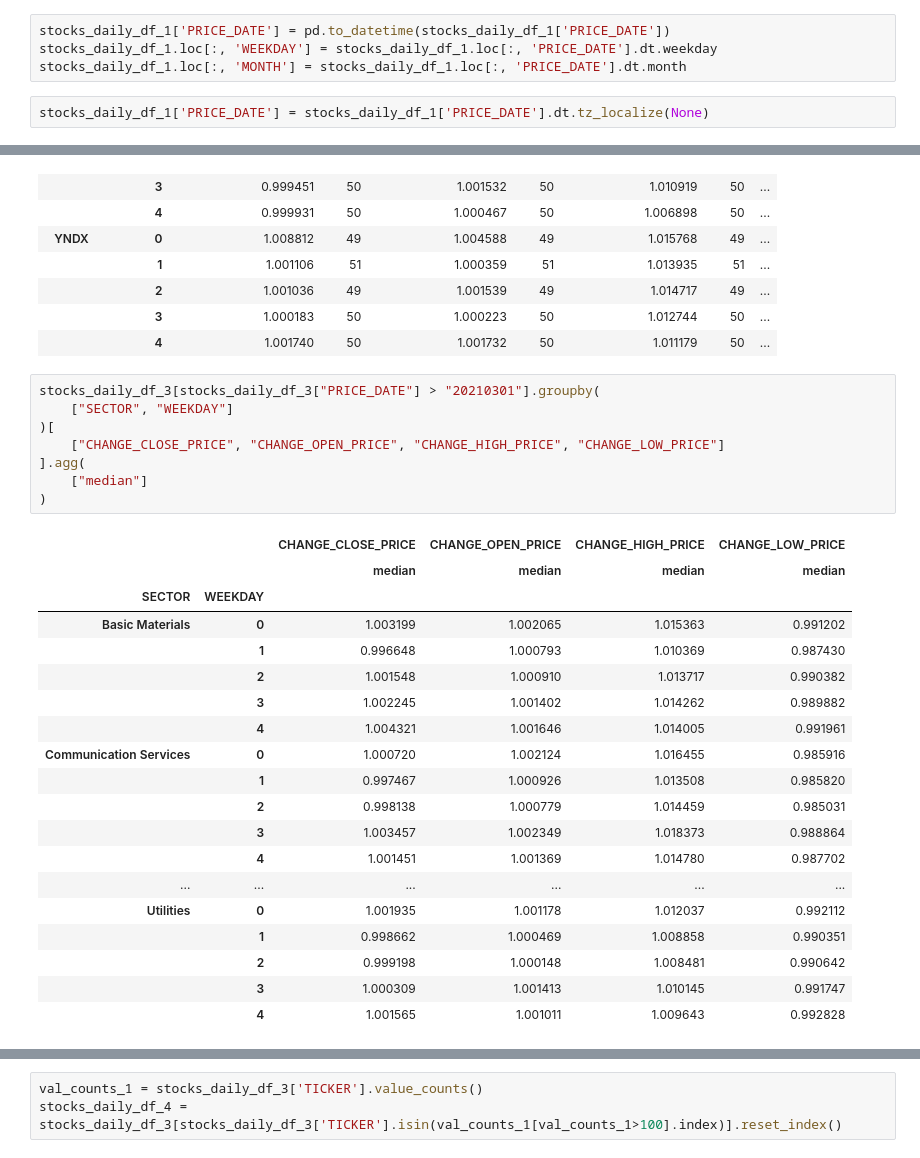
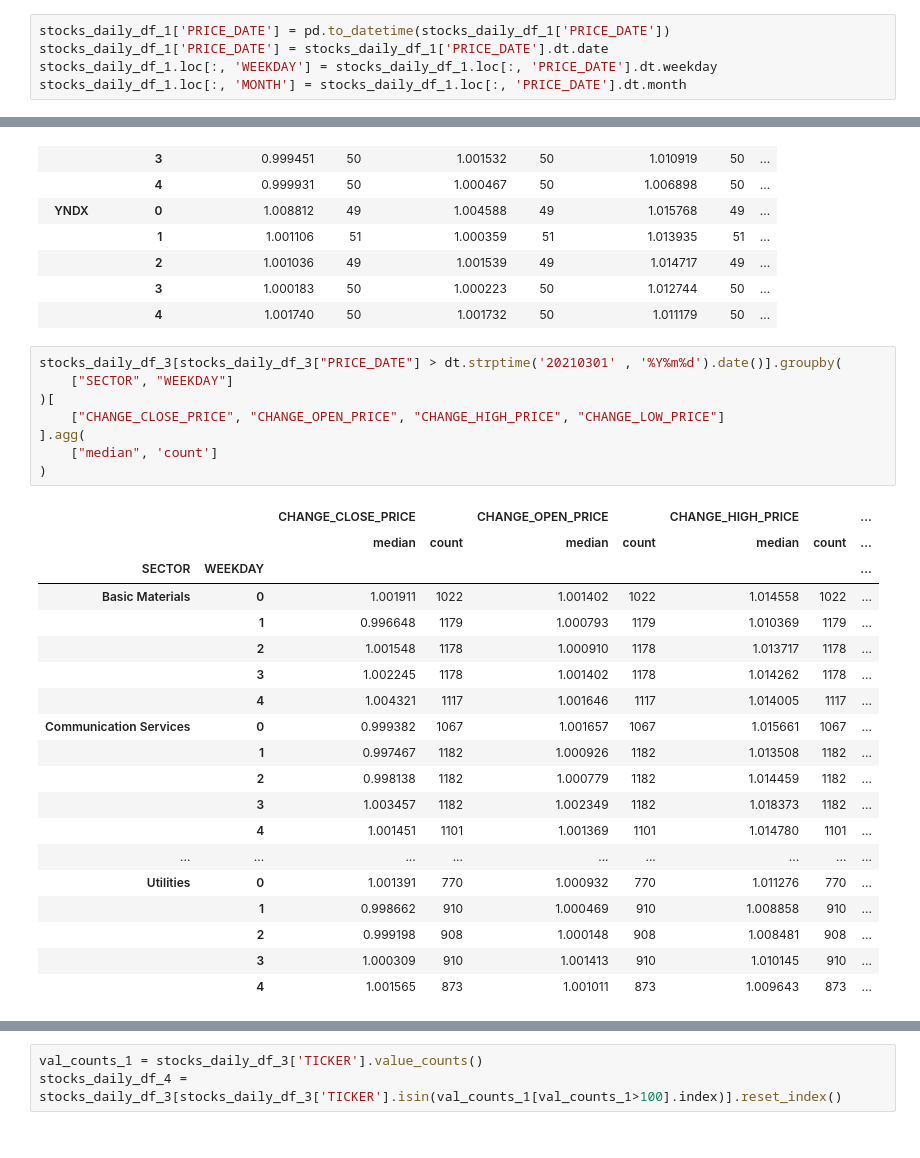
Before and after one commit to Mioumimia/stocks_pet_project, a Jupyter notebook: Part2_data_analyse.ipynb, the cells around one changed output, grey strips where cells are left out. Drawn from its saved outputs; the diff is of its cells as text.

```diff
--- a/Part2_data_analyse.ipynb
+++ b/Part2_data_analyse.ipynb
@@ -49,7 +51,6 @@ query = ''' SELECT * FROM stocks_yahoo '''
 stocks_yahoo_df_1 = pd.read_sql(sql=query, con=conn)
 # %%
 stocks_daily_df_1['PRICE_DATE'] = pd.to_datetime(stocks_daily_df_1['PRICE_DATE'])
+stocks_daily_df_1['PRICE_DATE'] = stocks_daily_df_1['PRICE_DATE'].dt.date
 stocks_daily_df_1.loc[:, 'WEEKDAY'] = stocks_daily_df_1.loc[:, 'PRICE_DATE'].dt.weekday
 stocks_daily_df_1.loc[:, 'MONTH'] = stocks_daily_df_1.loc[:, 'PRICE_DATE'].dt.month
-# %%
-stocks_daily_df_1['PRICE_DATE'] = stocks_daily_df_1['PRICE_DATE'].dt.tz_localize(None)
@@ -151,30 +192,30 @@ df_1.groupby(["TICKER", "WEEKDAY"])[
 |  | 3 | 1.000183 | 50 | 1.000223 | 50 | 1.012744 | 50 | ... |
 |  | 4 | 1.001740 | 50 | 1.001732 | 50 | 1.011179 | 50 | ... |
 # %%
-stocks_daily_df_3[stocks_daily_df_3["PRICE_DATE"] > "20210301"].groupby(
+stocks_daily_df_3[stocks_daily_df_3["PRICE_DATE"] > dt.strptime('20210301' , '%Y%m%d').date()].groupby(
     ["SECTOR", "WEEKDAY"]
 )[
     ["CHANGE_CLOSE_PRICE", "CHANGE_OPEN_PRICE", "CHANGE_HIGH_PRICE", "CHANGE_LOW_PRICE"]
 ].agg(
-    ["median"]
+    ["median", 'count']
 )
 # %% [output]
-|  |  | CHANGE_CLOSE_PRICE | CHANGE_OPEN_PRICE | CHANGE_HIGH_PRICE | CHANGE_LOW_PRICE |
-|  |  | median | median | median | median |
-| SECTOR | WEEKDAY |  |  |  |  |
-| Basic Materials | 0 | 1.003199 | 1.002065 | 1.015363 | 0.991202 |
-|  | 1 | 0.996648 | 1.000793 | 1.010369 | 0.987430 |
-|  | 2 | 1.001548 | 1.000910 | 1.013717 | 0.990382 |
-|  | 3 | 1.002245 | 1.001402 | 1.014262 | 0.989882 |
-|  | 4 | 1.004321 | 1.001646 | 1.014005 | 0.991961 |
-| Communication Services | 0 | 1.000720 | 1.002124 | 1.016455 | 0.985916 |
-|  | 1 | 0.997467 | 1.000926 | 1.013508 | 0.985820 |
-|  | 2 | 0.998138 | 1.000779 | 1.014459 | 0.985031 |
-|  | 3 | 1.003457 | 1.002349 | 1.018373 | 0.988864 |
-|  | 4 | 1.001451 | 1.001369 | 1.014780 | 0.987702 |
-| ... | ... | ... | ... | ... | ... |
-| Utilities | 0 | 1.001935 | 1.001178 | 1.012037 | 0.992112 |
-|  | 1 | 0.998662 | 1.000469 | 1.008858 | 0.990351 |
-|  | 2 | 0.999198 | 1.000148 | 1.008481 | 0.990642 |
-|  | 3 | 1.000309 | 1.001413 | 1.010145 | 0.991747 |
-|  | 4 | 1.001565 | 1.001011 | 1.009643 | 0.992828 |
+|  |  | CHANGE_CLOSE_PRICE |  | CHANGE_OPEN_PRICE |  | CHANGE_HIGH_PRICE |  | ... |
+|  |  | median | count | median | count | median | count | ... |
+| SECTOR | WEEKDAY |  |  |  |  |  |  | ... |
+| Basic Materials | 0 | 1.001911 | 1022 | 1.001402 | 1022 | 1.014558 | 1022 | ... |
+|  | 1 | 0.996648 | 1179 | 1.000793 | 1179 | 1.010369 | 1179 | ... |
+|  | 2 | 1.001548 | 1178 | 1.000910 | 1178 | 1.013717 | 1178 | ... |
+|  | 3 | 1.002245 | 1178 | 1.001402 | 1178 | 1.014262 | 1178 | ... |
+|  | 4 | 1.004321 | 1117 | 1.001646 | 1117 | 1.014005 | 1117 | ... |
+| Communication Services | 0 | 0.999382 | 1067 | 1.001657 | 1067 | 1.015661 | 1067 | ... |
+|  | 1 | 0.997467 | 1182 | 1.000926 | 1182 | 1.013508 | 1182 | ... |
+|  | 2 | 0.998138 | 1182 | 1.000779 | 1182 | 1.014459 | 1182 | ... |
+|  | 3 | 1.003457 | 1182 | 1.002349 | 1182 | 1.018373 | 1182 | ... |
+|  | 4 | 1.001451 | 1101 | 1.001369 | 1101 | 1.014780 | 1101 | ... |
+| ... | ... | ... | ... | ... | ... | ... | ... | ... |
+| Utilities | 0 | 1.001391 | 770 | 1.000932 | 770 | 1.011276 | 770 | ... |
+|  | 1 | 0.998662 | 910 | 1.000469 | 910 | 1.008858 | 910 | ... |
+|  | 2 | 0.999198 | 908 | 1.000148 | 908 | 1.008481 | 908 | ... |
+|  | 3 | 1.000309 | 910 | 1.001413 | 910 | 1.010145 | 910 | ... |
+|  | 4 | 1.001565 | 873 | 1.001011 | 873 | 1.009643 | 873 | ... |
```
Also changed, not shown: parts of 25 cells of this notebook, 4 other files.
